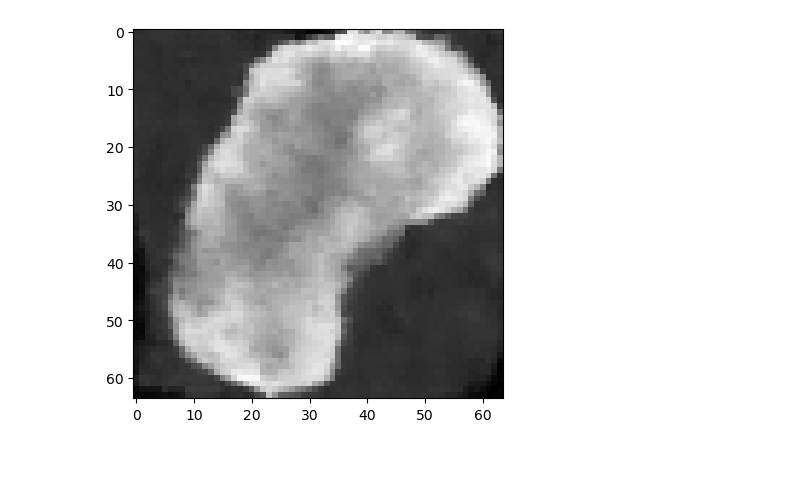
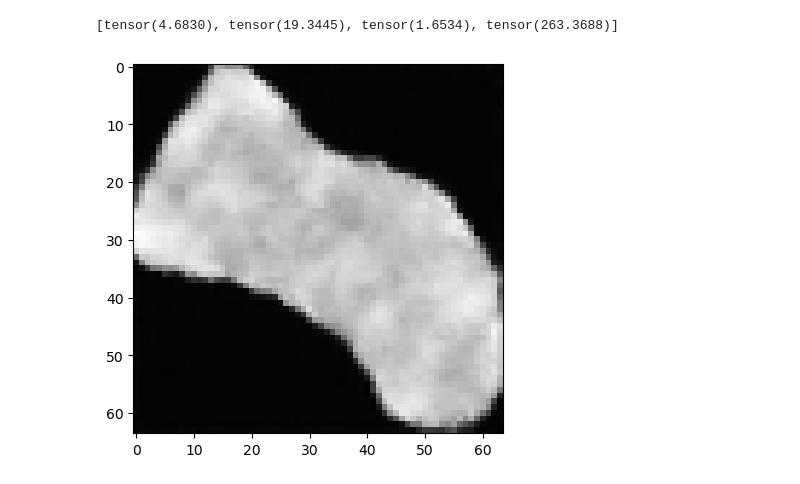
Before and after one commit to anghol/diffusion-substrates, a Jupyter notebook: notebooks/diffusion_cells.ipynb, the cells around one changed output. Cells and saved outputs as stored; diff of their text form; code cells hidden in the pictures.

Commit message:
Add FID metric

```diff
--- a/notebooks/diffusion_cells.ipynb
+++ b/notebooks/diffusion_cells.ipynb
@@ -175,4 +157,7 @@ Loss: 0.016123328357934952
 ... (8 outputs left out)
+# %%
+model = torch.load("denoise_model_20_epochs.pt")
+model.eval()
 # %%
-samples = show_samples(16, diffusion, model, image_size, channels)
+samples = show_samples(9, diffusion, model, image_size, channels)
 # %% [output]
@@ -180,20 +176,61 @@ samples = show_samples(16, diffusion, model, image_size, channels)
+# %%
+# from utils.diffusion import count_fid_metric
+from torchmetrics.image.fid import FrechetInceptionDistance
+
+
+def count_fid_metric(dataloader, diffusion, model, image_size, channels, n_feature):
+    """Compute the FID metric for evaluation of the diffusion models"""
+
+    real_img = next(iter(dataloader))
+    n_samples, channels = real_img.shape[0], real_img.shape[1]
+    real_img = (real_img + 1) / 2 * 255
+    if channels != 3:
+        real_img = real_img.byte().repeat(1, 3, 1, 1)
+
+    samples = diffusion.sample(
+        model, image_size=image_size, batch_size=n_samples, channels=channels
+    )[-1]
+    samples = torch.clamp(torch.tensor(samples), -1, 1)
+    samples = (samples + 1) / 2 * 255
+    if channels != 3:
+        samples = samples.byte().repeat(1, 3, 1, 1)
+
+    if isinstance(n_feature, int):
+        n_feature = [n_feature]
+
+    metric = []
+    for feature in n_feature:
+        fid = FrechetInceptionDistance(feature=feature)
+        fid.update(real_img, real=True)
+        fid.update(samples, real=False)
+        metric.append(fid.compute())
+    return metric
+
+
+print(
+    count_fid_metric(
+        test_loader, diffusion, model, image_size, channels, [64, 192, 768, 2048]
+    )
+)
+# %% [output]
+[tensor(4.6830), tensor(19.3445), tensor(1.6534), tensor(263.3688)]
 # %%
 import matplotlib.animation as animation
 
-random_index = 13
+random_index = 5
 
 fig = plt.figure()
 ims = []
 for i in range(timesteps):
     im = plt.imshow(
         samples[i][random_index].reshape(image_size, image_size, channels),
         cmap="gray",
         animated=True,
     )
     ims.append([im])
 
 animate = animation.ArtistAnimation(fig, ims, interval=50, blit=True, repeat_delay=1000)
 animate.save("diffusion.gif")
 plt.show()
 # %% [output]
-[figure, old version]
+[figure, new version]
```
Also changed, not shown: parts of 9 cells of this notebook, 8 other files.
